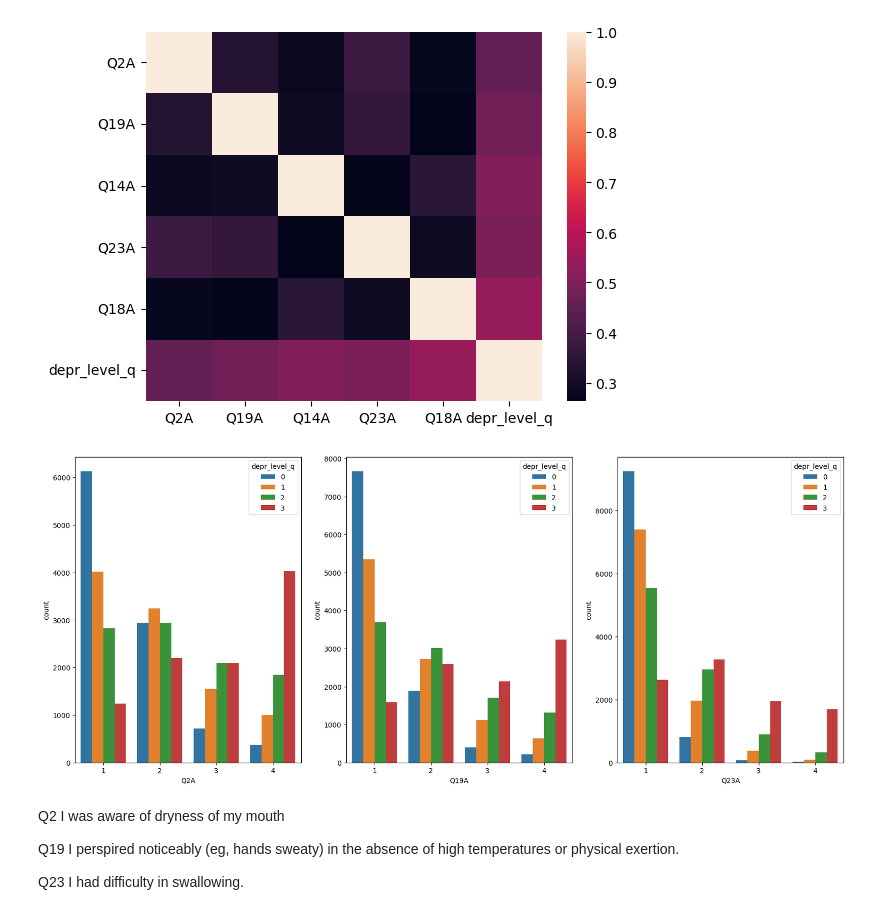
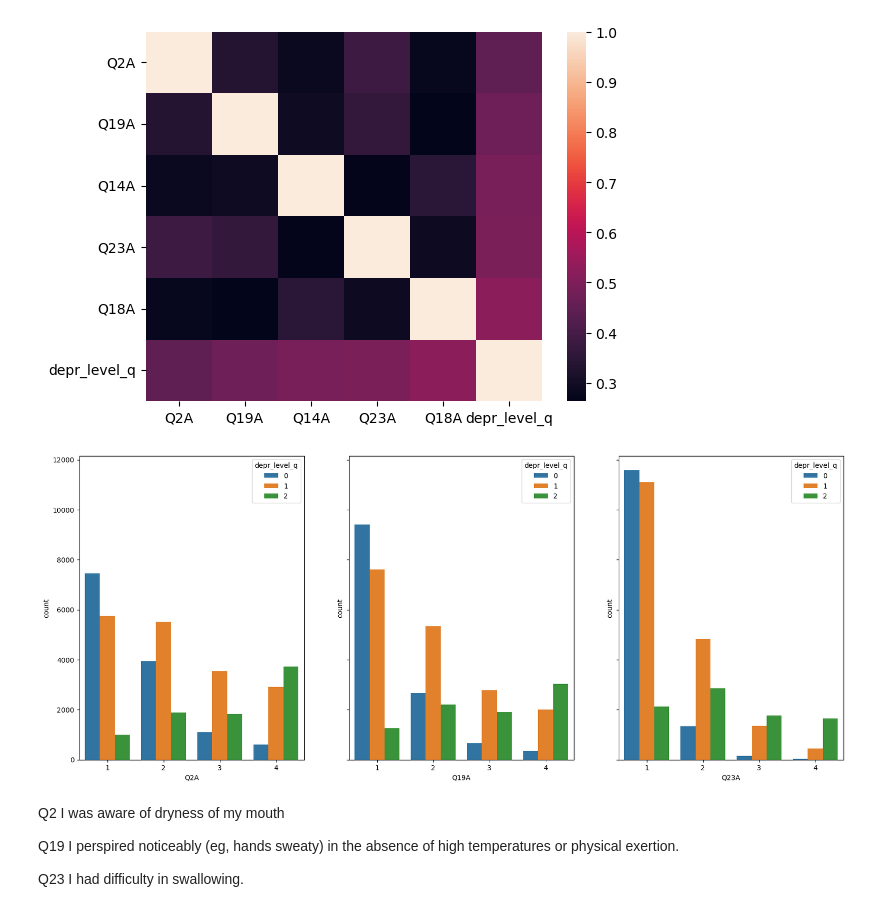
Before and after one commit to rrrin/mental-health, a Jupyter notebook: mental_research.ipynb, the cells around one changed output. Drawn from its saved outputs; the diff is of its cells as text; code cells hidden in the pictures.

```diff
--- a/mental_research.ipynb
+++ b/mental_research.ipynb
@@ -598,8 +593,7 @@ def levels(x, arr):
             return arr.index(el)
     return 'error'
 # %%
-res2=scales_q_answers['result'].apply(levels, arr=list(res.describe()[4:]))
+res2=scales_q_answers['result'].apply(levels, arr=[i*42 for i in range(2,5)])
 res2.name='depr_level_q'
-scales_q_answers=pd.concat([scales_q_answers,res2], axis=1)
-scales_q_answers.head()
+[i*42 for i in range(2,5)]
 # %% [output]
@@ -621,7 +620,7 @@ names4
 # %% [markdown]
 На эти вопросы выбирали вариант ответа 4, чем другие варианты (соответствует более тяжёлому проявлению депирессивного симптома)
 # %%
-fig, ax=plt.subplots(3,2, figsize=(15,15))
+fig, ax=plt.subplots(3,2, figsize=(15,15), sharey=True)
 i,j=0,0
 for name in names4:
     sns.countplot(x=scales_q_answers[name], ax=ax[i,j])
@@ -629,4 +628,5 @@ for name in names4:
     if j==2:
         j=0
         i+=1
+fig.delaxes(ax[2,1])
 # %% [output]
@@ -866,13 +897,13 @@ not_important_q.remove('Q18A')
 # %%
 scale_q_bad=scale_q_bad[not_important_q+['depr_level_q']]
 # %%
-fig, ax=plt.subplots(1,3, figsize=(20,8))
+fig, ax=plt.subplots(1,3, figsize=(20,8), sharey=True)
 i=0
 for name in scale_q_bad.columns[:-1]:
     sns.countplot(x=scale_q_bad[name], hue=scale_q_bad['depr_level_q'], ax=ax[i])
     i+=1
 # %% [output]
-[figure, old version]
+[figure, new version]
 # %% [markdown]
 Q2	I was aware of dryness of my mouth
 
```
Also changed, not shown: parts of 66 cells of this notebook.
